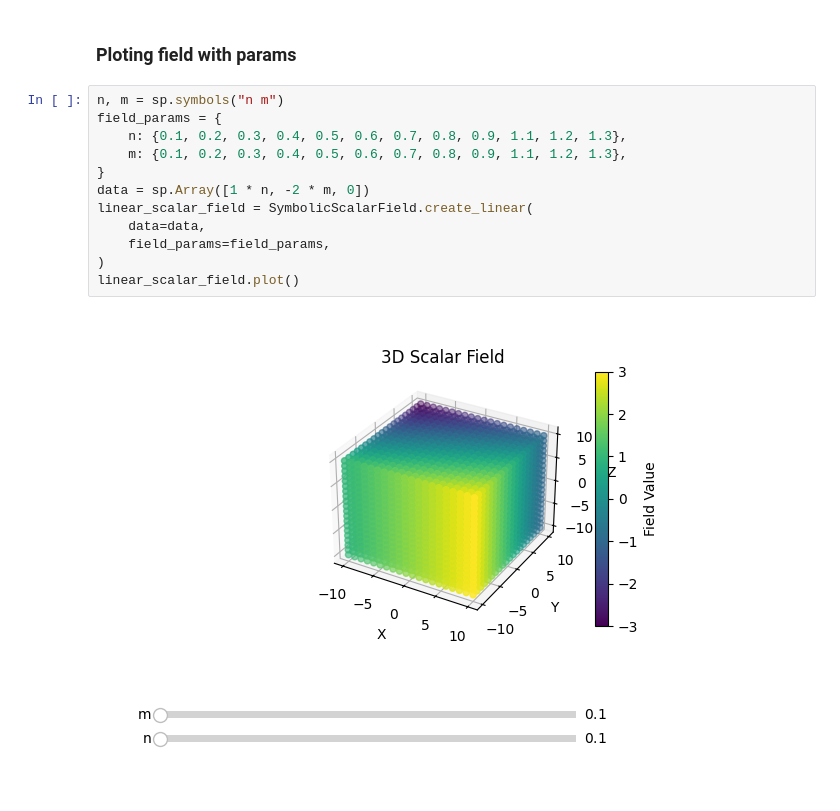
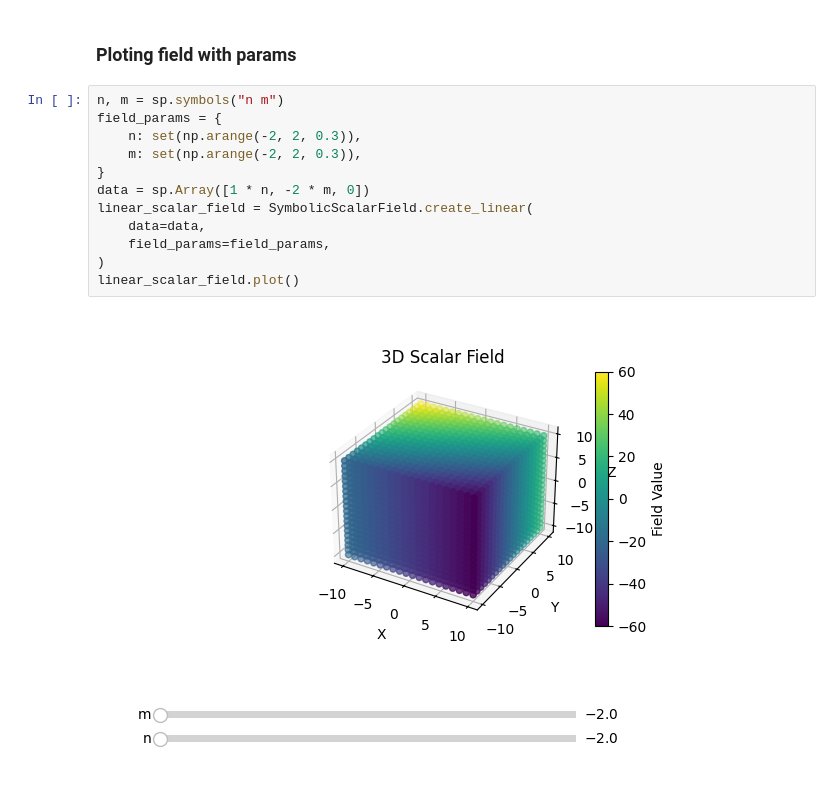
Before and after one commit to obouchaara/mechpy, a Jupyter notebook: notebooks/symbolic/field.ipynb, the cells around one changed output. Drawn from its saved outputs; the diff is of its cells as text.

```diff
--- a/notebooks/symbolic/field.ipynb
+++ b/notebooks/symbolic/field.ipynb
@@ -143,14 +143,14 @@ SymbolicScalarField(
 # %%
 n, m = sp.symbols("n m")
 field_params = {
-    n: {0.1, 0.2, 0.3, 0.4, 0.5, 0.6, 0.7, 0.8, 0.9, 1.1, 1.2, 1.3},
-    m: {0.1, 0.2, 0.3, 0.4, 0.5, 0.6, 0.7, 0.8, 0.9, 1.1, 1.2, 1.3},
+    n: set(np.arange(-2, 2, 0.3)),
+    m: set(np.arange(-2, 2, 0.3)),
 }
 data = sp.Array([1 * n, -2 * m, 0])
 linear_scalar_field = SymbolicScalarField.create_linear(
     data=data,
     field_params=field_params,
 )
 linear_scalar_field.plot()
 # %% [output]
-[figure, old version]
+[figure, new version]
```
Also changed, not shown: 2 other files.
